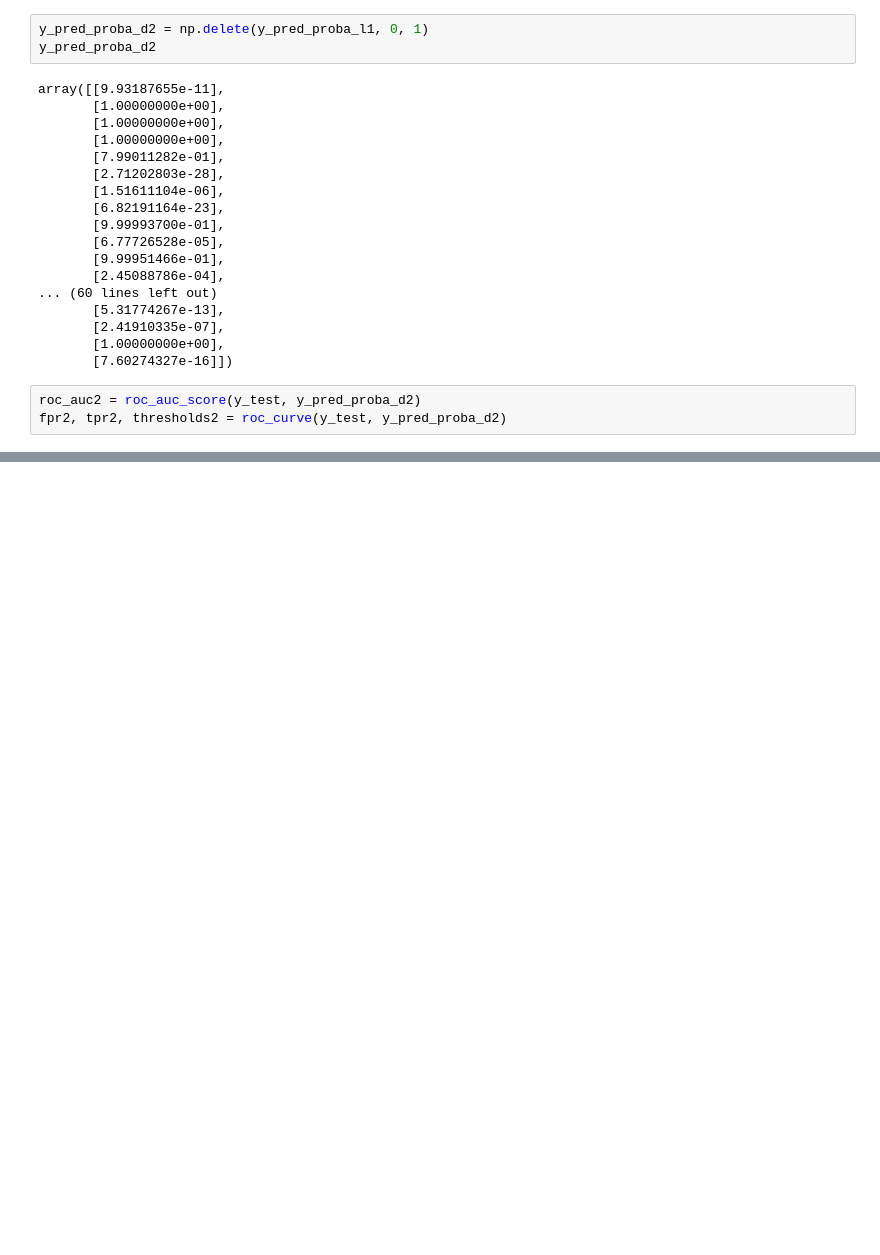
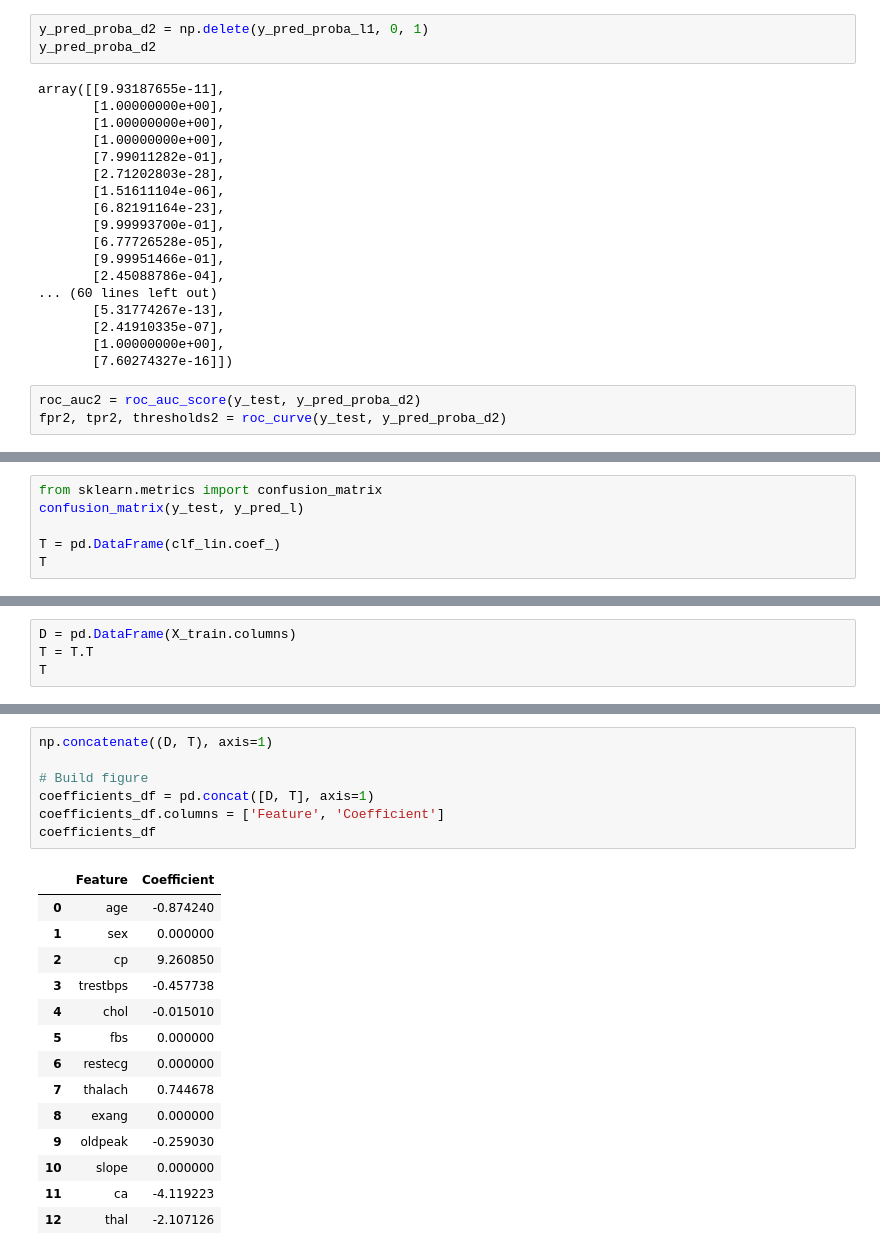
Before and after one commit to SergeyHSE/LinearClassifier.github.io, a Jupyter notebook: LinearClassifier.ipynb, the cells around one changed output, grey strips where cells are left out. Drawn from its saved outputs; the diff is of its cells as text; blank space fills up the shorter version.

```diff
--- a/LinearClassifier.ipynb
+++ b/LinearClassifier.ipynb
@@ -374,0 +391,6 @@ fpr2, tpr2, thresholds2 = roc_curve(y_test, y_pred_proba_d2)
+# %%
+from sklearn.metrics import confusion_matrix
+confusion_matrix(y_test, y_pred_l)
+
+T = pd.DataFrame(clf_lin.coef_)
+T
@@ -374,0 +400,4 @@ fpr2, tpr2, thresholds2 = roc_curve(y_test, y_pred_proba_d2)
+# %%
+D = pd.DataFrame(X_train.columns)
+T = T.T
+T
@@ -374,0 +419,22 @@ fpr2, tpr2, thresholds2 = roc_curve(y_test, y_pred_proba_d2)
+# %%
+np.concatenate((D, T), axis=1)
+
+# Build figure
+coefficients_df = pd.concat([D, T], axis=1)
+coefficients_df.columns = ['Feature', 'Coefficient']
+coefficients_df
+# %% [output]
+|  | Feature | Coefficient |
+| 0 | age | -0.874240 |
+| 1 | sex | 0.000000 |
+| 2 | cp | 9.260850 |
+| 3 | trestbps | -0.457738 |
+| 4 | chol | -0.015010 |
+| 5 | fbs | 0.000000 |
+| 6 | restecg | 0.000000 |
+| 7 | thalach | 0.744678 |
+| 8 | exang | 0.000000 |
+| 9 | oldpeak | -0.259030 |
+| 10 | slope | 0.000000 |
+| 11 | ca | -4.119223 |
+| 12 | thal | -2.107126 |
```
Also changed, not shown: parts of 4 cells of this notebook.
